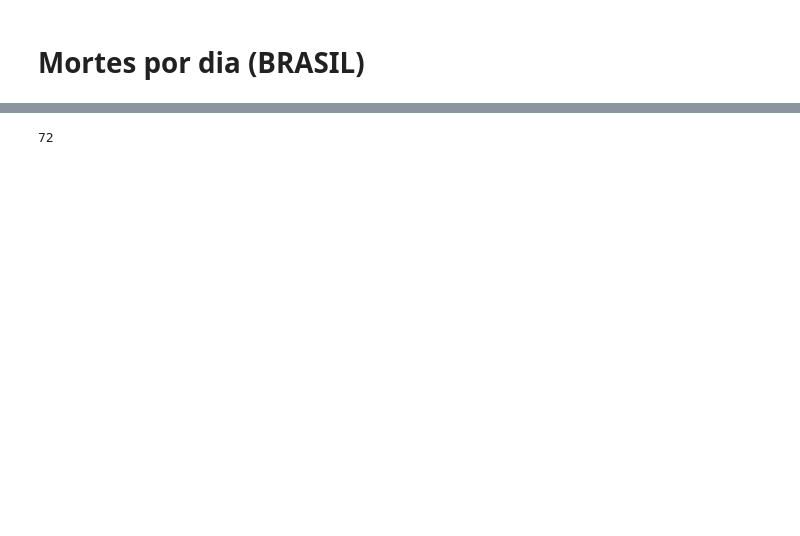
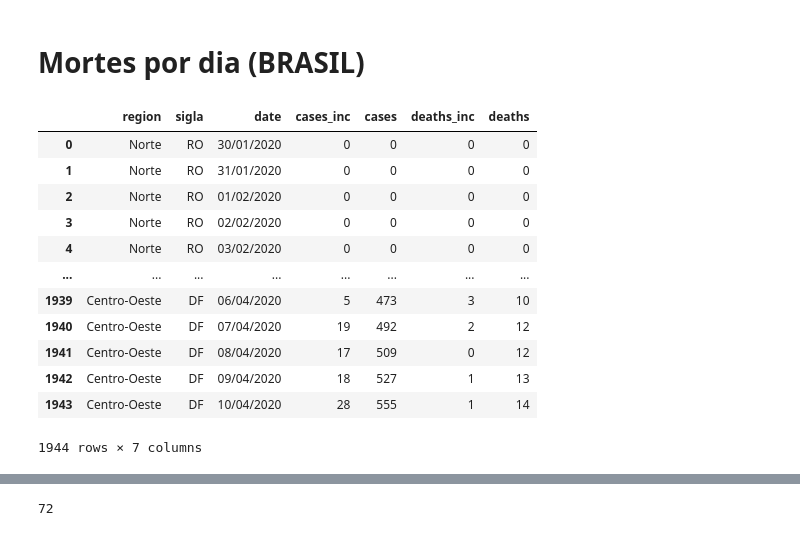
Before and after one commit to taticorrea/covid-19, a Jupyter notebook: analise_covid-19.ipynb, the cells around one changed output, grey strips where cells are left out. Saved outputs shown, nothing was run; the diff lists cells and outputs as text; code cells hidden in the pictures; blank space fills up the shorter version.

```diff
--- a/analise_covid-19.ipynb
+++ b/analise_covid-19.ipynb
@@ -31 +31,17 @@ microDados['date'] = microDados.date.astype('datetime64[D]')
+# %%
+file
+# %% [output]
+|  | region | sigla | date | cases_inc | cases | deaths_inc | deaths |
+| 0 | Norte | RO | 30/01/2020 | 0 | 0 | 0 | 0 |
+| 1 | Norte | RO | 31/01/2020 | 0 | 0 | 0 | 0 |
+| 2 | Norte | RO | 01/02/2020 | 0 | 0 | 0 | 0 |
+| 3 | Norte | RO | 02/02/2020 | 0 | 0 | 0 | 0 |
+| 4 | Norte | RO | 03/02/2020 | 0 | 0 | 0 | 0 |
+| ... | ... | ... | ... | ... | ... | ... | ... |
+| 1939 | Centro-Oeste | DF | 06/04/2020 | 5 | 473 | 3 | 10 |
+| 1940 | Centro-Oeste | DF | 07/04/2020 | 19 | 492 | 2 | 12 |
+| 1941 | Centro-Oeste | DF | 08/04/2020 | 17 | 509 | 0 | 12 |
+| 1942 | Centro-Oeste | DF | 09/04/2020 | 18 | 527 | 1 | 13 |
+| 1943 | Centro-Oeste | DF | 10/04/2020 | 28 | 555 | 1 | 14 |
+1944 rows × 7 columns
 # %%
```
Also changed, not shown: parts of 8 cells of this notebook, 1 other file.
